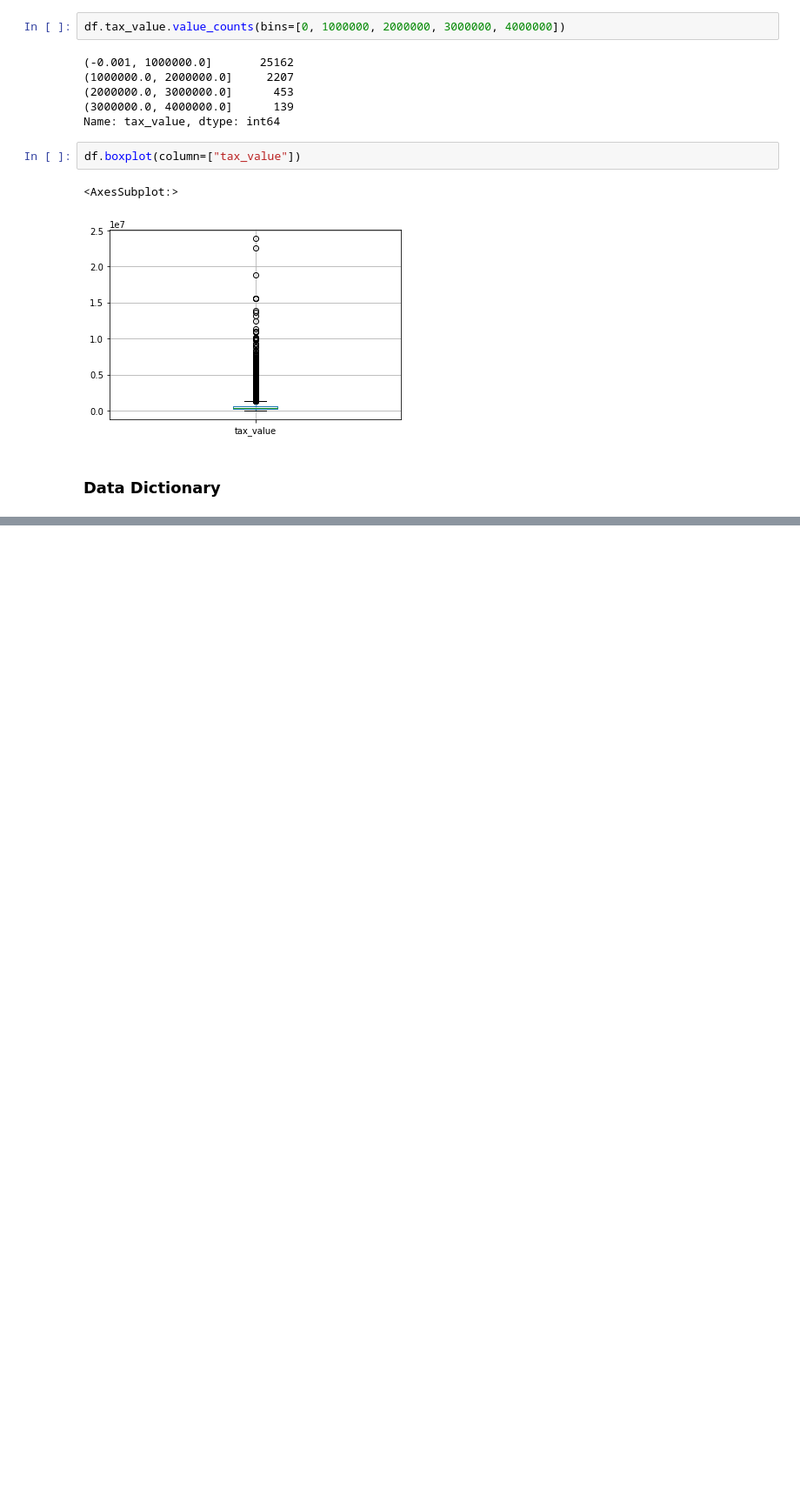
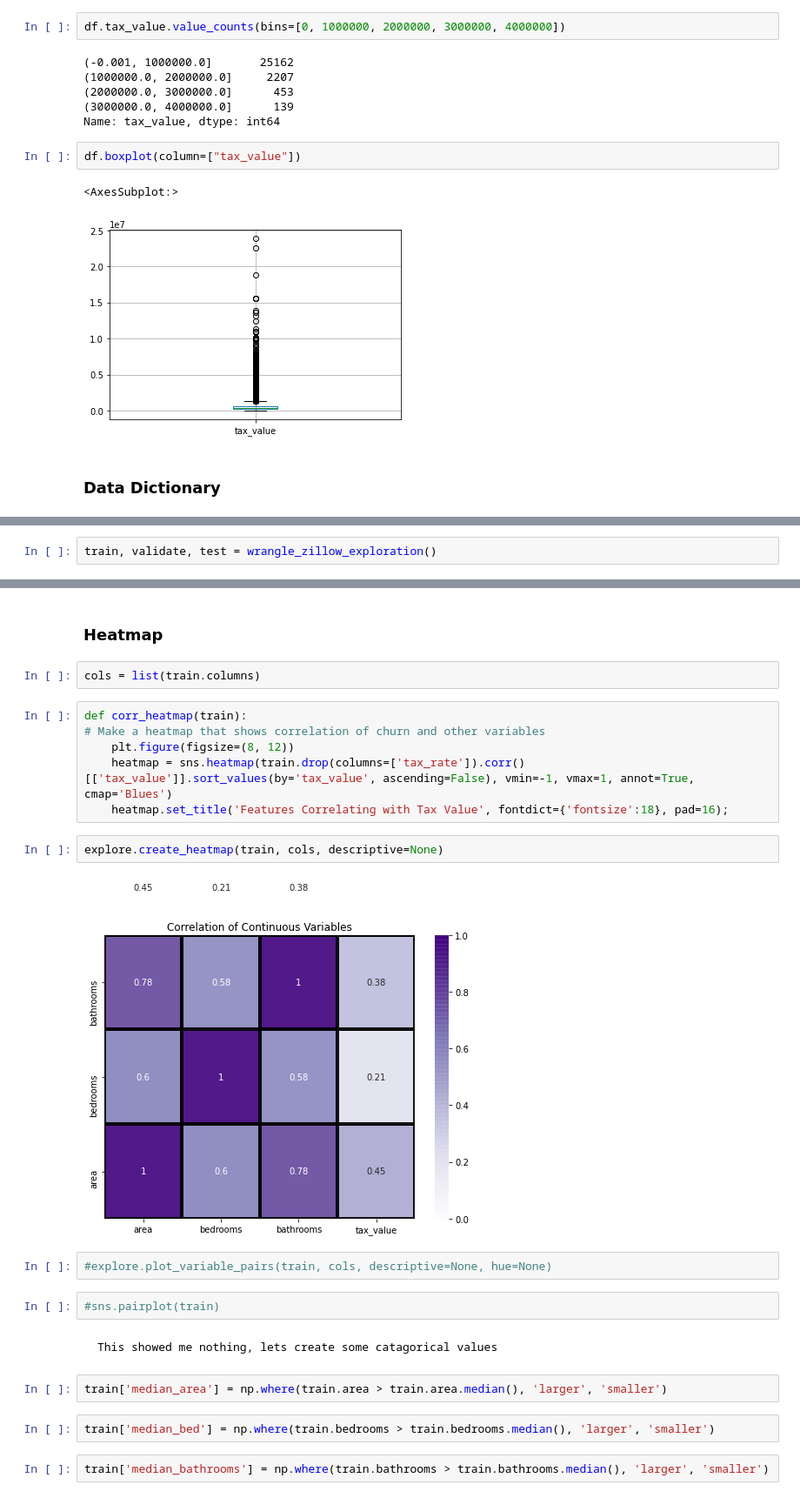
Before and after one commit to joshuamchavez2/Estimating-Zillow-Home-Values, a Jupyter notebook: final.ipynb, the cells around one changed output, grey strips where cells are left out. Shown at 87% size. Drawn from its saved outputs; the diff is of its cells as text; blank space fills up the shorter version.

```diff
--- a/final.ipynb
+++ b/final.ipynb
@@ -146,0 +211,2 @@ df.boxplot(column=["tax_value"])
+# %%
+train, validate, test = wrangle_zillow_exploration()
@@ -146,0 +268,26 @@ df.boxplot(column=["tax_value"])
+# %% [markdown]
+### Heatmap
+# %%
+cols = list(train.columns)
+# %%
+def corr_heatmap(train):
+# Make a heatmap that shows correlation of churn and other variables
+    plt.figure(figsize=(8, 12))
+    heatmap = sns.heatmap(train.drop(columns=['tax_rate']).corr()[['tax_value']].sort_values(by='tax_value', ascending=False), vmin=-1, vmax=1, annot=True, cmap='Blues')
+    heatmap.set_title('Features Correlating with Tax Value', fontdict={'fontsize':18}, pad=16);
+# %%
+explore.create_heatmap(train, cols, descriptive=None)
+# %% [output]
+[figure, added]
+# %%
+#explore.plot_variable_pairs(train, cols, descriptive=None, hue=None)
+# %%
+#sns.pairplot(train)
+# %% [markdown]
+    This showed me nothing, lets create some catagorical values
+# %%
+train['median_area'] = np.where(train.area > train.area.median(), 'larger', 'smaller')
+# %%
+train['median_bed'] = np.where(train.bedrooms > train.bedrooms.median(), 'larger', 'smaller')
+# %%
+train['median_bathrooms'] = np.where(train.bathrooms > train.bathrooms.median(), 'larger', 'smaller')
```
Also changed, not shown: parts of 160 cells of this notebook, 2 other files.
